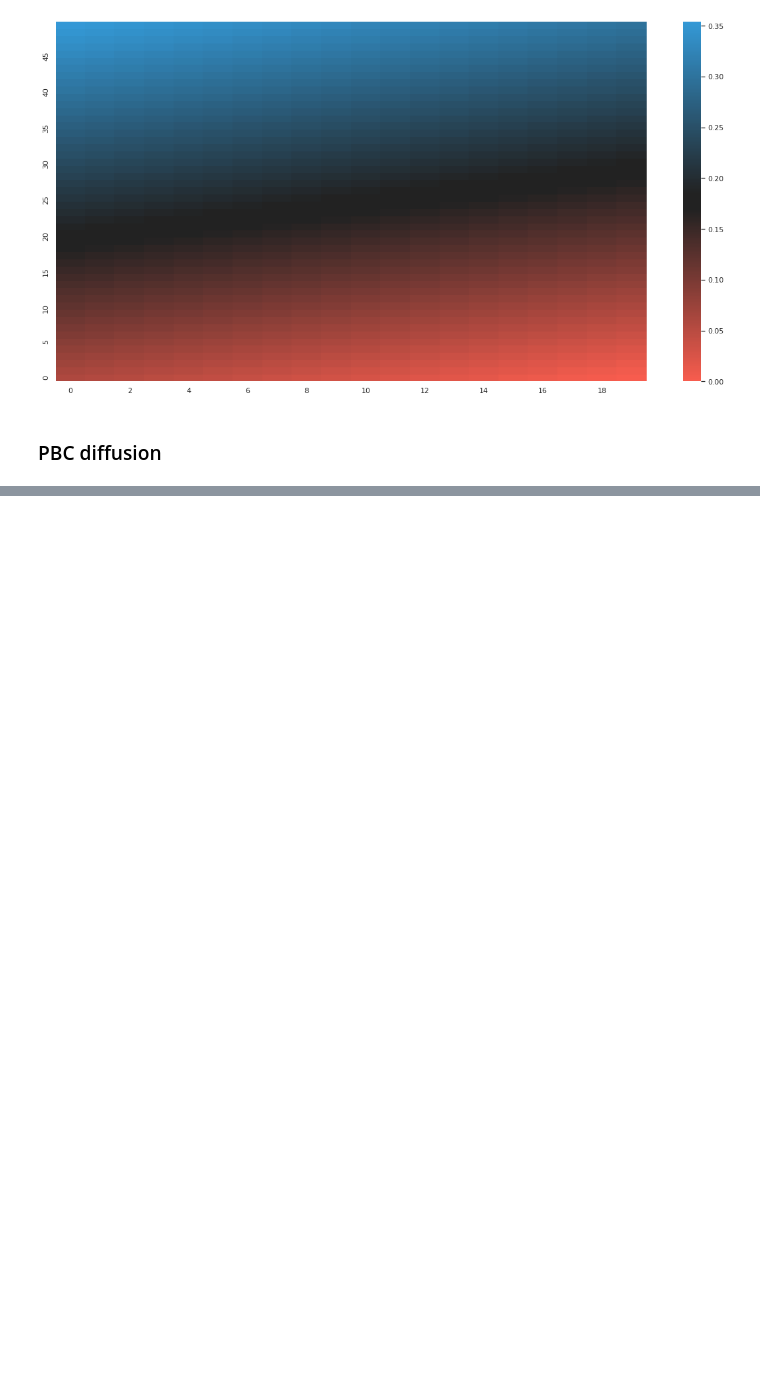
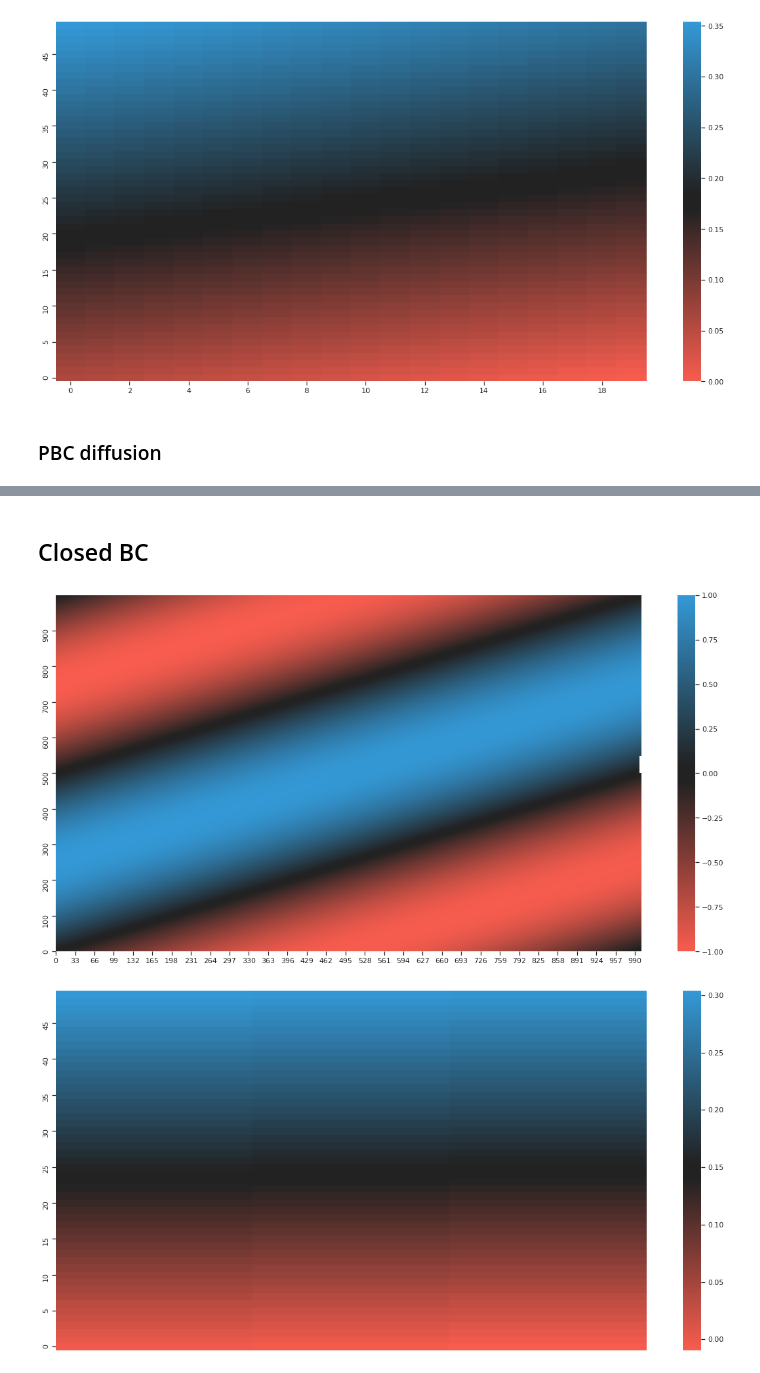
Before and after one commit to alecandido/fluiddynamics, a Jupyter notebook: experiments/grid_methods.ipynb, the cells around one changed output, grey strips where cells are left out. Cells and saved outputs as stored; diff of their text form; code cells hidden in the pictures; blank space fills up the shorter version.

```diff
--- a/experiments/grid_methods.ipynb
+++ b/experiments/grid_methods.ipynb
@@ -232,0 +299,23 @@ windowed_evolution(rho_pbc_diff, window)
+# %% [markdown]
+## Closed BC
+# %%
+theory_pbc_lax = dict(alpha=0.5)
+
+n_t = 1000
+n_x = 1000
+setup_pbc_lax = dict(
+    n_t=n_t,
+    n_x=n_x,
+    ic=ic_sin(0., 2, n_x)
+)
+
+# run
+rho_pbc_lax_closed = ocbc(theory_pbc_lax, setup_pbc_lax, bc=(0,0), evolution_step=lax)
+# %%
+n_x, n_t = rho_pbc_lax_closed.shape
+window = (n_x // 2, n_x // 2 + 50), (n_t - 3, n_t)
+
+windowed_evolution(rho_pbc_lax_closed, window)
+# %% [output]
+[figure, added]
+[figure, added]
```
Also changed, not shown: parts of 18 cells of this notebook, 2 other files.
